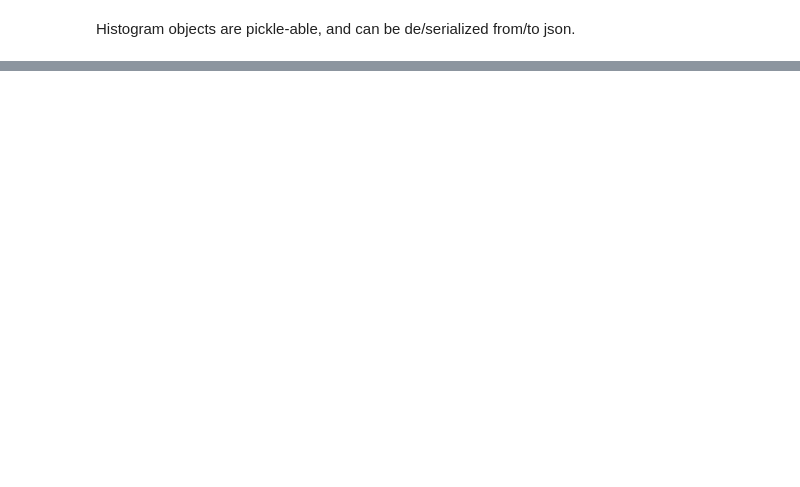
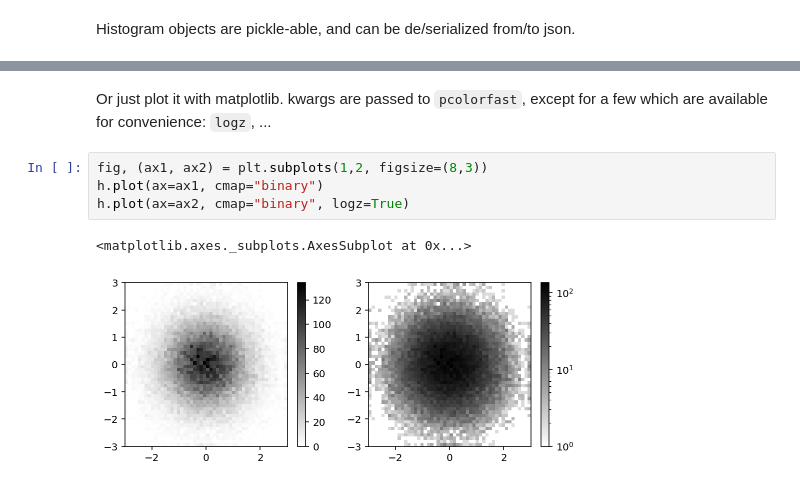
Before and after one commit to aminnj/yahist, a Jupyter notebook: examples/basic.ipynb, the cells around one changed output, grey strips where cells are left out. Saved outputs shown, nothing was run; the diff lists cells and outputs as text; blank space fills up the shorter version.

```diff
--- a/examples/basic.ipynb
+++ b/examples/basic.ipynb
@@ -165,0 +169,9 @@ h.plot(cmap="binary")
+# %% [markdown]
+Or just plot it with matplotlib. kwargs are passed to `pcolorfast`, except for a few which are available for convenience: `logz`, ...
+# %%
+fig, (ax1, ax2) = plt.subplots(1,2, figsize=(8,3))
+h.plot(ax=ax1, cmap="binary")
+h.plot(ax=ax2, cmap="binary", logz=True)
+# %% [output]
+<matplotlib.axes._subplots.AxesSubplot at 0x...>
+[figure, added]
```
Also changed, not shown: parts of 17 cells of this notebook, 1 other file.
